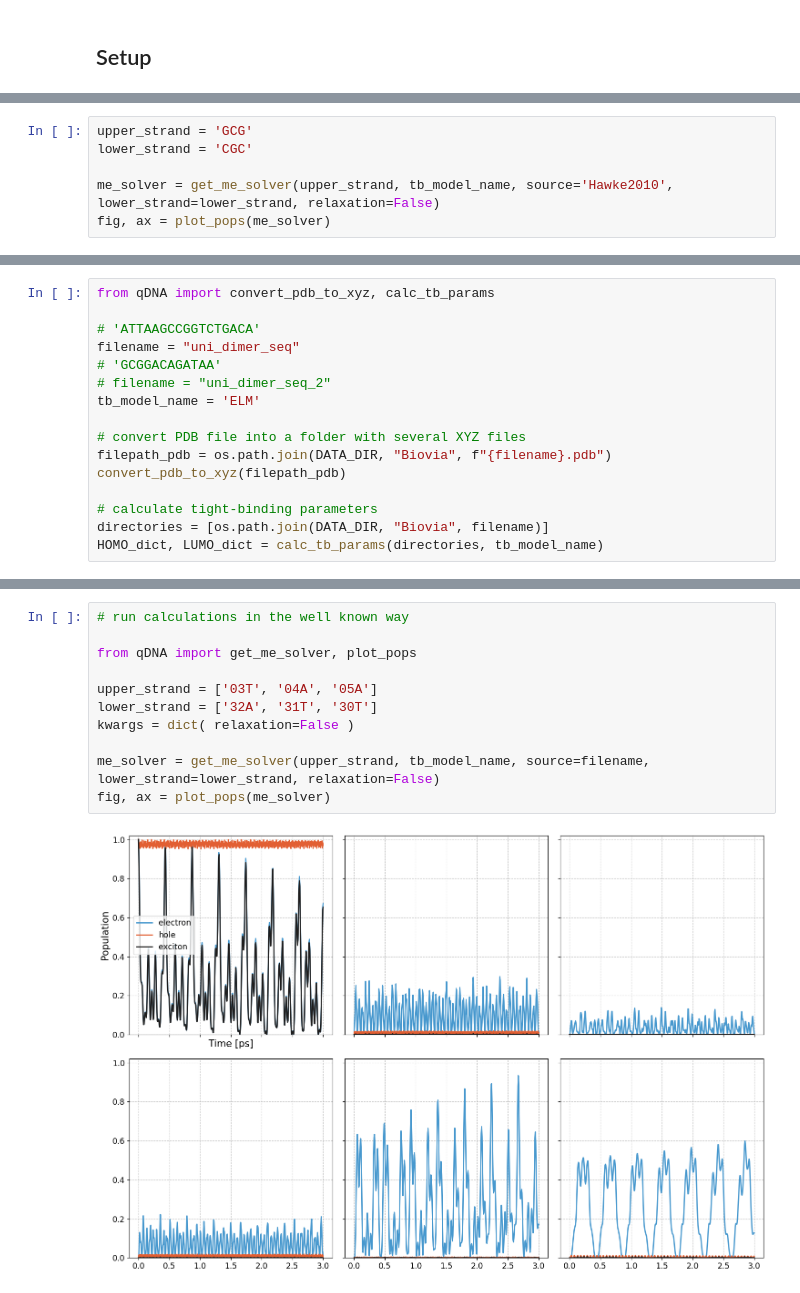
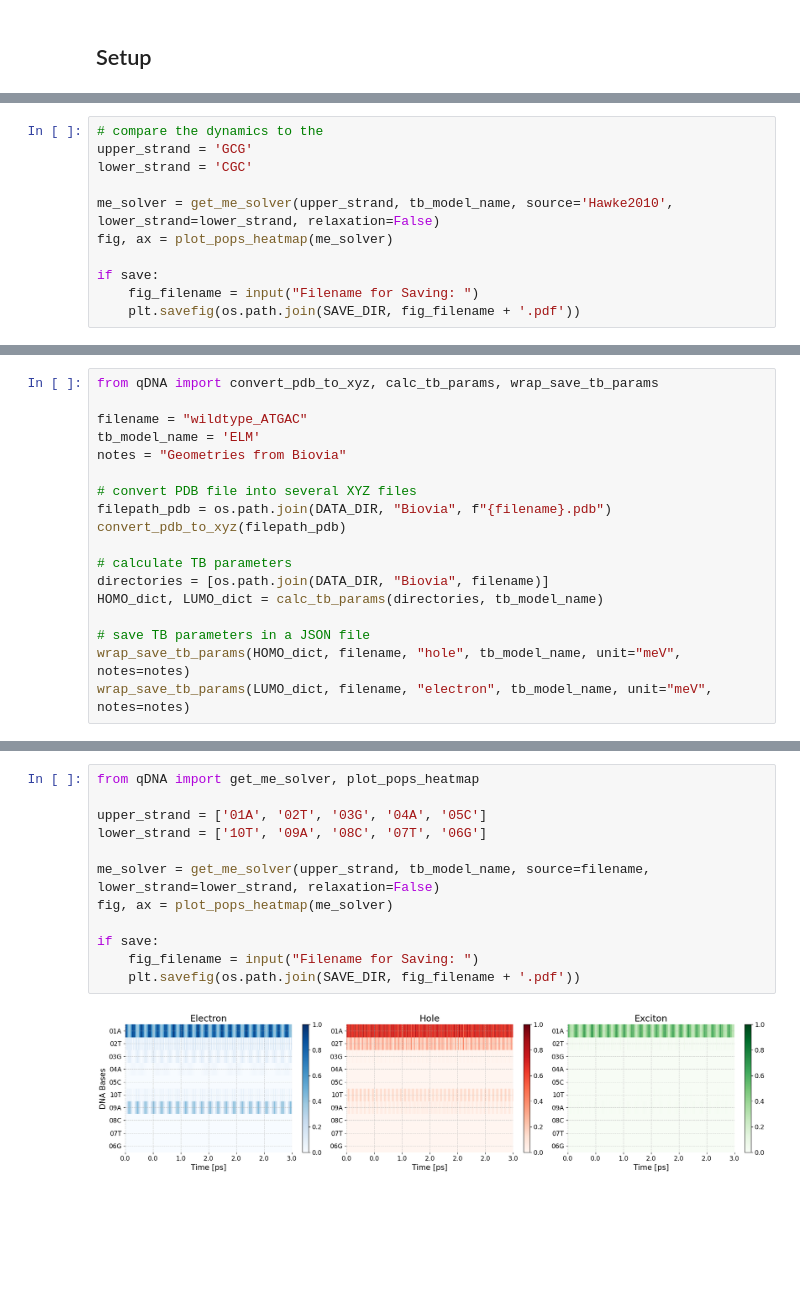
Before and after one commit to dehe1011/QuantumDNA, a Jupyter notebook: docs/guide/tutorials/1_Tight_Binding_Parameters.ipynb, the cells around one changed output, grey strips where cells are left out. Drawn from its saved outputs; the diff is of its cells as text; blank space fills up the shorter version.

```diff
--- a/docs/guide/tutorials/1_Tight_Binding_Parameters.ipynb
+++ b/docs/guide/tutorials/1_Tight_Binding_Parameters.ipynb
@@ -123,7 +133,12 @@ fig, ax = plot_pops(me_solver)
 # %%
+# compare the dynamics to the
 upper_strand = 'GCG'
 lower_strand = 'CGC'
 
 me_solver = get_me_solver(upper_strand, tb_model_name, source='Hawke2010', lower_strand=lower_strand, relaxation=False)
-fig, ax = plot_pops(me_solver)
+fig, ax = plot_pops_heatmap(me_solver)
+
+if save:
+    fig_filename = input("Filename for Saving: ")
+    plt.savefig(os.path.join(SAVE_DIR, fig_filename + '.pdf'))
 # %% [output]
@@ -133,16 +169,18 @@ fig, ax = plot_pops(me_solver)
 # %%
-from qDNA import convert_pdb_to_xyz, calc_tb_params
+from qDNA import convert_pdb_to_xyz, calc_tb_params, wrap_save_tb_params
 
-# 'ATTAAGCCGGTCTGACA'
-filename = "uni_dimer_seq"
-# 'GCGGACAGATAA'
-# filename = "uni_dimer_seq_2"
+filename = "wildtype_ATGAC"
 tb_model_name = 'ELM'
+notes = "Geometries from Biovia"
 
-# convert PDB file into a folder with several XYZ files
+# convert PDB file into several XYZ files
 filepath_pdb = os.path.join(DATA_DIR, "Biovia", f"{filename}.pdb")
 convert_pdb_to_xyz(filepath_pdb)
 
-# calculate tight-binding parameters
+# calculate TB parameters
 directories = [os.path.join(DATA_DIR, "Biovia", filename)]
 HOMO_dict, LUMO_dict = calc_tb_params(directories, tb_model_name)
+
+# save TB parameters in a JSON file
+wrap_save_tb_params(HOMO_dict, filename, "hole", tb_model_name, unit="meV", notes=notes)
+wrap_save_tb_params(LUMO_dict, filename, "electron", tb_model_name, unit="meV", notes=notes)
@@ -158,13 +187,14 @@ wrap_save_tb_params(LUMO_dict, filename, "electron", tb_model_name, unit="meV",
 # %%
-# run calculations in the well known way
+from qDNA import get_me_solver, plot_pops_heatmap
 
-from qDNA import get_me_solver, plot_pops
-
-upper_strand = ['03T', '04A', '05A']
-lower_strand = ['32A', '31T', '30T']
-kwargs = dict( relaxation=False )
+upper_strand = ['01A', '02T', '03G', '04A', '05C']
+lower_strand = ['10T', '09A', '08C', '07T', '06G']
 
 me_solver = get_me_solver(upper_strand, tb_model_name, source=filename, lower_strand=lower_strand, relaxation=False)
-fig, ax = plot_pops(me_solver)
+fig, ax = plot_pops_heatmap(me_solver)
+
+if save:
+    fig_filename = input("Filename for Saving: ")
+    plt.savefig(os.path.join(SAVE_DIR, fig_filename + '.pdf'))
 # %% [output]
-[figure, old version]
+[figure, new version]
```
Also changed, not shown: parts of 26 cells of this notebook, 25 other files.
